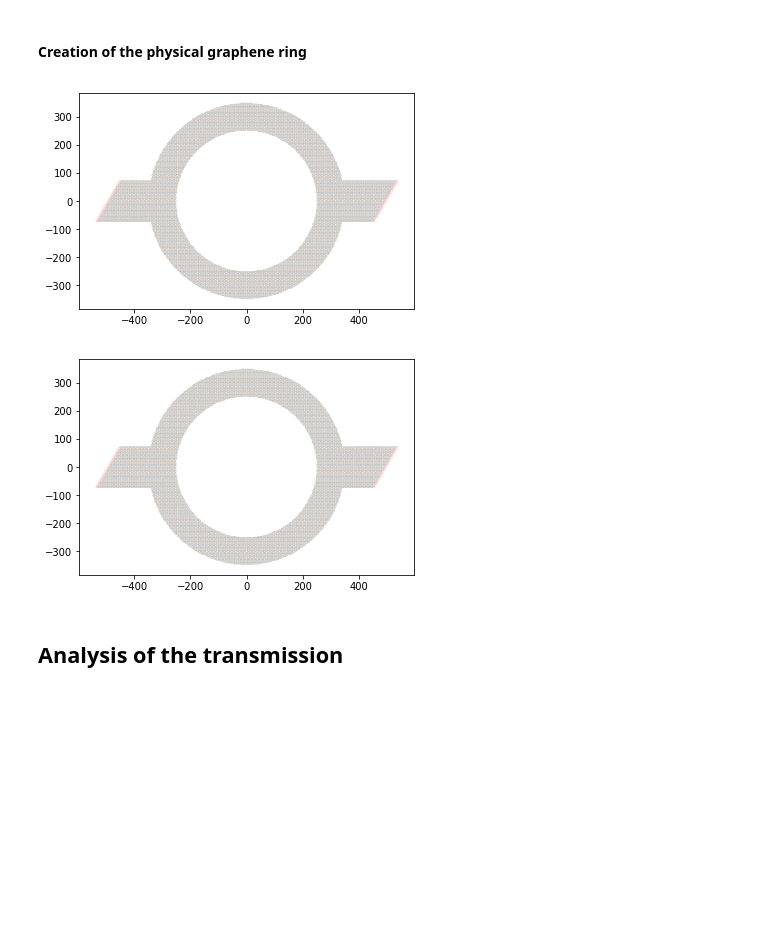
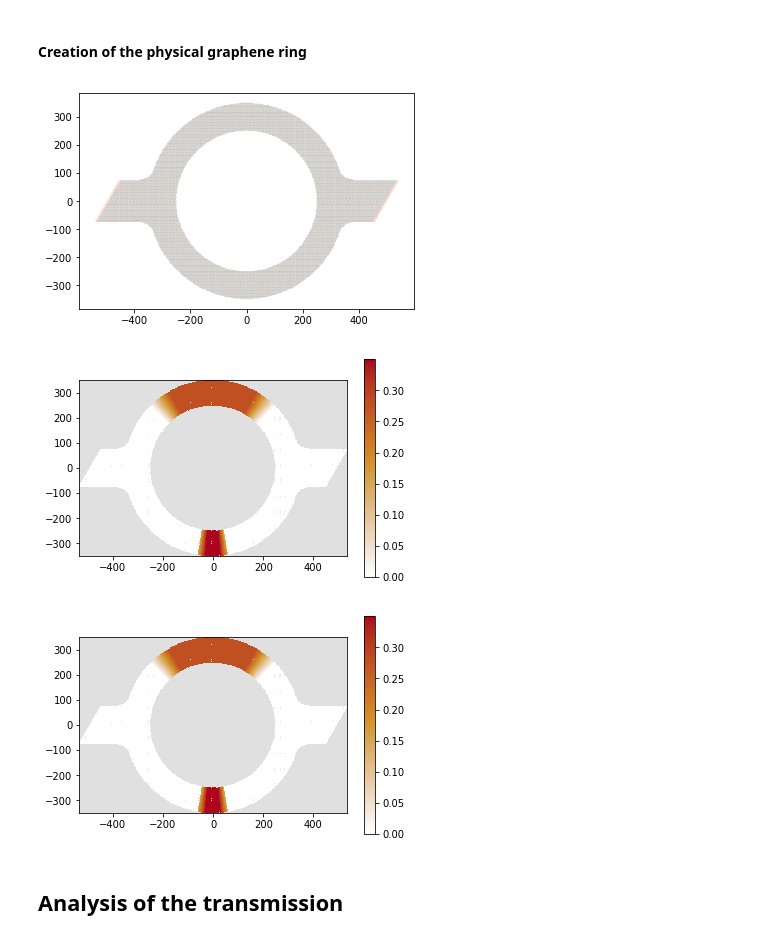
Before and after one commit to Firerom/Nano_kwant, a Jupyter notebook: Project/code/graphene_ring.ipynb, the cells around one changed output. Saved outputs shown, nothing was run; the diff lists cells and outputs as text; code cells hidden in the pictures; blank space fills up the shorter version.

```diff
--- a/Project/code/graphene_ring.ipynb
+++ b/Project/code/graphene_ring.ipynb
@@ -92,22 +203,39 @@ def make_system(a=1.0,t=1.0,R_ext=350,W=150,W_L=150,L_L=100,magn_activated=0):
 # %% [markdown]
 #### Creation of the physical graphene ring
-# %%
-scaling_fact=20
-#n2D=1.2e16
-#scaling_fact=25
-a0=0.246
-a=a0*scaling_fact
-t0=2.8
-t=t0/scaling_fact
-R_ext=350
-W=100
-W_L=150
-L_L=100
-magn_activated=0
-H=make_system(a,t,R_ext,W,W_L,L_L,magn_activated)
-kwant.plot(H)
-# %% [output]
-[figure, removed]
-[figure, removed]
+# %%
+#n2D=1.2e16
+#scaling_fact=25
+scaling_fact=20
+a0=0.246
+a=a0*scaling_fact
+t0=2.8
+t=t0/scaling_fact
+
+
+param = param_syst(a=a0*scaling_fact, t=t,R_ext=350,R_conge=75, W=100,W_L=150,L_L=100,magn_activated=0,potential_activated=0)
+
+param_constant_1=2*t
+param_constant_2=1*t
+param_linear_1=param_linear( phi_in_left=60/180*pi, phi_in_rigth=120/180*pi, V_left=0, V_rigth=0, V_mid=2*t)
+param_linear_2=param_linear( phi_in_left=-95/180*pi, phi_in_rigth=-85/180*pi, V_left=1*t, V_rigth=1*t, V_mid=2.5*t)
+param_quadratic_1=0
+param_quadratic_2=0
+choice_pot_1=choice_pot( choice='linear', param_constant=param_constant_1, param_linear=param_linear_1, param_quadratic=param_quadratic_1)
+choice_pot_2=choice_pot( choice='linear', param_constant=param_constant_2, param_linear=param_linear_2, param_quadratic=param_quadratic_2)
+
+param_pot_1=param_pot(theta_min=45/180*pi,theta_max=135/180*pi,choice_pot=choice_pot_1)
+param_pot_2=param_pot(theta_min=-100/180*pi,theta_max=-80/180*pi,choice_pot=choice_pot_2)
+
+
+H=make_system(param,param_pot_1,param_pot_2)
+kwant.plot(H)
+
+Hf=H.finalized()
+vals=[potential(Hf.sites[n], param_pot_1,param_pot_2) for n in range(Hf.graph.num_nodes)]
+kwant.plotter.map(Hf, vals)
+# %% [output]
+[figure, added]
+[figure, added]
+[figure, added]
 # %% [markdown]
 ## Analysis of the transmission
```
Also changed, not shown: parts of 11 cells of this notebook.
